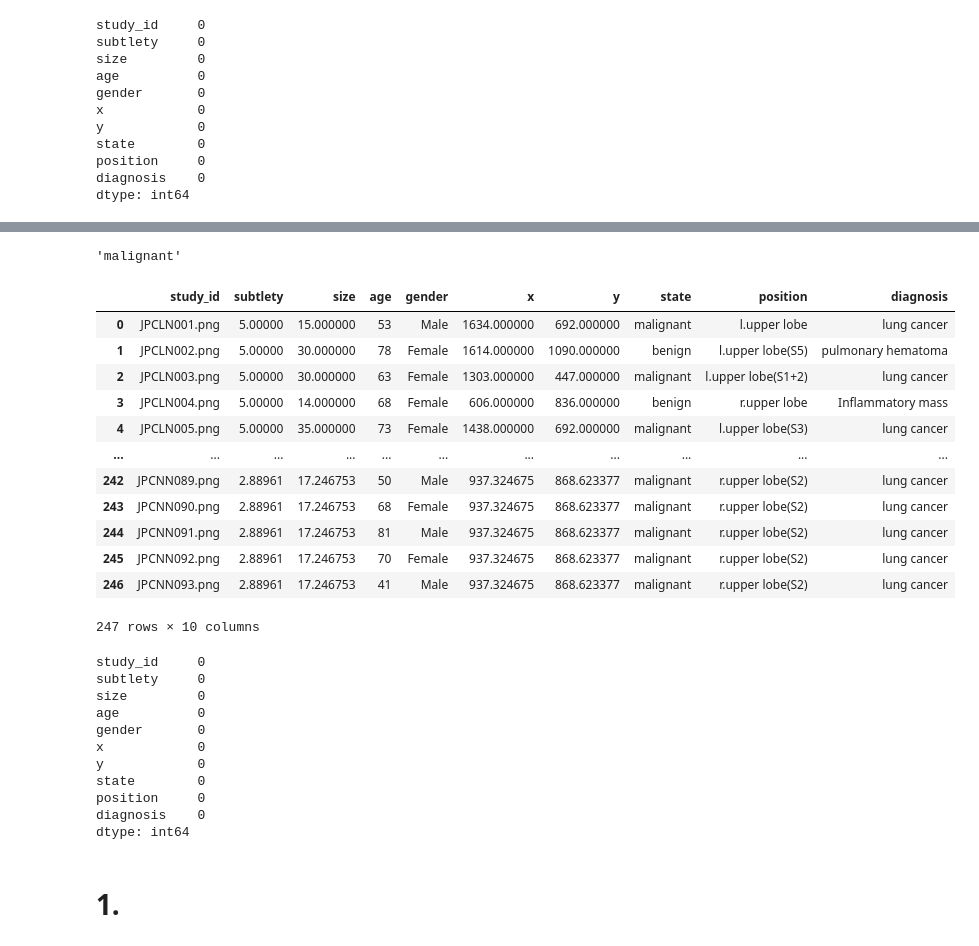
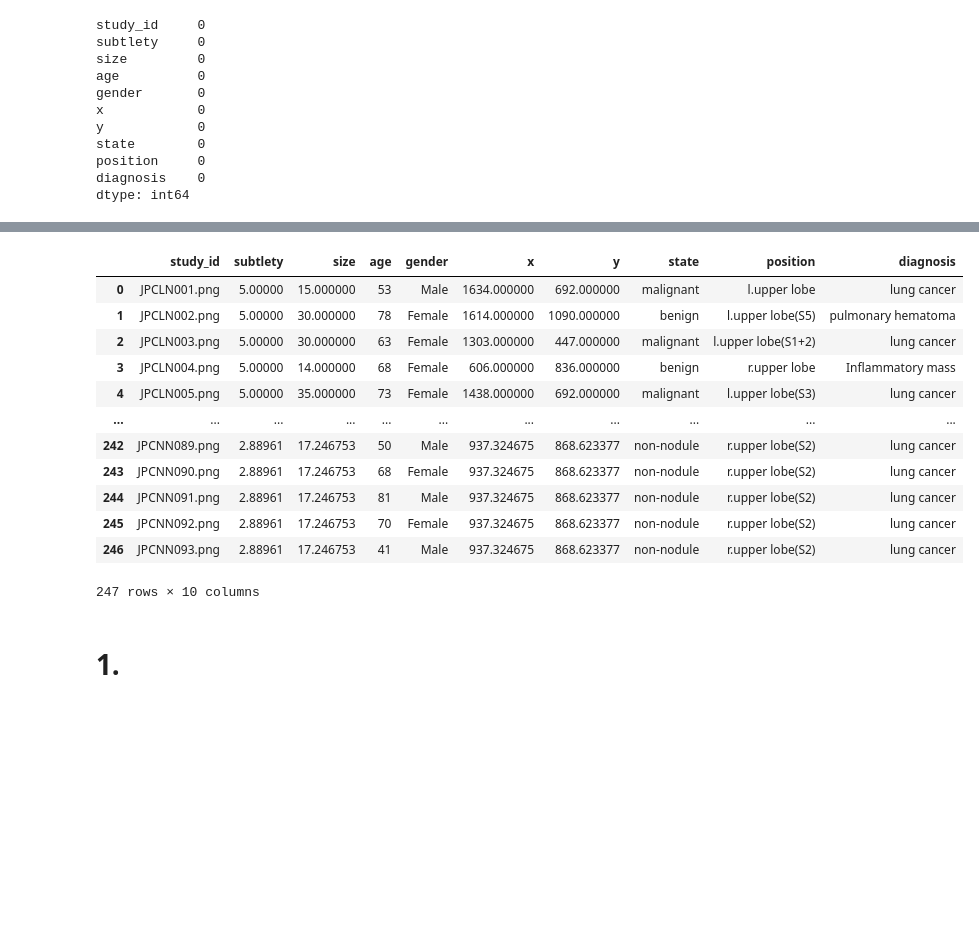
Before and after one commit to ZarrarHussain/Python-Repository, a Jupyter notebook: Assignment_1.ipynb, the cells around one changed output, grey strips where cells are left out. Cells and saved outputs as stored; diff of their text form; code cells hidden in the pictures; blank space fills up the shorter version.

```diff
--- a/Assignment_1.ipynb
+++ b/Assignment_1.ipynb
@@ -219,4 +200,0 @@ s=df['state'].value_counts().idxmax()
-# %%
-s
-# %% [output]
-'malignant'
@@ -225,33 +201,19 @@ df['state'].replace(np.nan,s,inplace=True)
-# %%
-df
-# %% [output]
-|  | study_id | subtlety | size | age | gender | x | y | state | position | diagnosis |
-| 0 | JPCLN001.png | 5.00000 | 15.000000 | 53 | Male | 1634.000000 | 692.000000 | malignant | l.upper lobe | lung cancer |
-| 1 | JPCLN002.png | 5.00000 | 30.000000 | 78 | Female | 1614.000000 | 1090.000000 | benign | l.upper lobe(S5) | pulmonary hematoma |
-| 2 | JPCLN003.png | 5.00000 | 30.000000 | 63 | Female | 1303.000000 | 447.000000 | malignant | l.upper lobe(S1+2) | lung cancer |
-| 3 | JPCLN004.png | 5.00000 | 14.000000 | 68 | Female | 606.000000 | 836.000000 | benign | r.upper lobe | Inflammatory mass |
-| 4 | JPCLN005.png | 5.00000 | 35.000000 | 73 | Female | 1438.000000 | 692.000000 | malignant | l.upper lobe(S3) | lung cancer |
-| ... | ... | ... | ... | ... | ... | ... | ... | ... | ... | ... |
-| 242 | JPCNN089.png | 2.88961 | 17.246753 | 50 | Male | 937.324675 | 868.623377 | malignant | r.upper lobe(S2) | lung cancer |
-| 243 | JPCNN090.png | 2.88961 | 17.246753 | 68 | Female | 937.324675 | 868.623377 | malignant | r.upper lobe(S2) | lung cancer |
-| 244 | JPCNN091.png | 2.88961 | 17.246753 | 81 | Male | 937.324675 | 868.623377 | malignant | r.upper lobe(S2) | lung cancer |
-| 245 | JPCNN092.png | 2.88961 | 17.246753 | 70 | Female | 937.324675 | 868.623377 | malignant | r.upper lobe(S2) | lung cancer |
-| 246 | JPCNN093.png | 2.88961 | 17.246753 | 41 | Male | 937.324675 | 868.623377 | malignant | r.upper lobe(S2) | lung cancer |
-247 rows × 10 columns
 # %%
-df.isnull().sum()
+df
 # %% [output]
+|  | study_id | subtlety | size | age | gender | x | y | state | position | diagnosis |
+| 0 | JPCLN001.png | 5.00000 | 15.000000 | 53 | Male | 1634.000000 | 692.000000 | malignant | l.upper lobe | lung cancer |
+| 1 | JPCLN002.png | 5.00000 | 30.000000 | 78 | Female | 1614.000000 | 1090.000000 | benign | l.upper lobe(S5) | pulmonary hematoma |
+| 2 | JPCLN003.png | 5.00000 | 30.000000 | 63 | Female | 1303.000000 | 447.000000 | malignant | l.upper lobe(S1+2) | lung cancer |
+| 3 | JPCLN004.png | 5.00000 | 14.000000 | 68 | Female | 606.000000 | 836.000000 | benign | r.upper lobe | Inflammatory mass |
+| 4 | JPCLN005.png | 5.00000 | 35.000000 | 73 | Female | 1438.000000 | 692.000000 | malignant | l.upper lobe(S3) | lung cancer |
+| ... | ... | ... | ... | ... | ... | ... | ... | ... | ... | ... |
+| 242 | JPCNN089.png | 2.88961 | 17.246753 | 50 | Male | 937.324675 | 868.623377 | non-nodule | r.upper lobe(S2) | lung cancer |
+| 243 | JPCNN090.png | 2.88961 | 17.246753 | 68 | Female | 937.324675 | 868.623377 | non-nodule | r.upper lobe(S2) | lung cancer |
+| 244 | JPCNN091.png | 2.88961 | 17.246753 | 81 | Male | 937.324675 | 868.623377 | non-nodule | r.upper lobe(S2) | lung cancer |
+| 245 | JPCNN092.png | 2.88961 | 17.246753 | 70 | Female | 937.324675 | 868.623377 | non-nodule | r.upper lobe(S2) | lung cancer |
+| 246 | JPCNN093.png | 2.88961 | 17.246753 | 41 | Male | 937.324675 | 868.623377 | non-nodule | r.upper lobe(S2) | lung cancer |
-study_id     0
-subtlety     0
-size         0
-age          0
-gender       0
-x            0
-y            0
-state        0
-position     0
-diagnosis    0
-dtype: int64
+247 rows × 10 columns
 # %% [markdown]
 # 1.
 # %%
```
Also changed, not shown: parts of 6 cells of this notebook.
